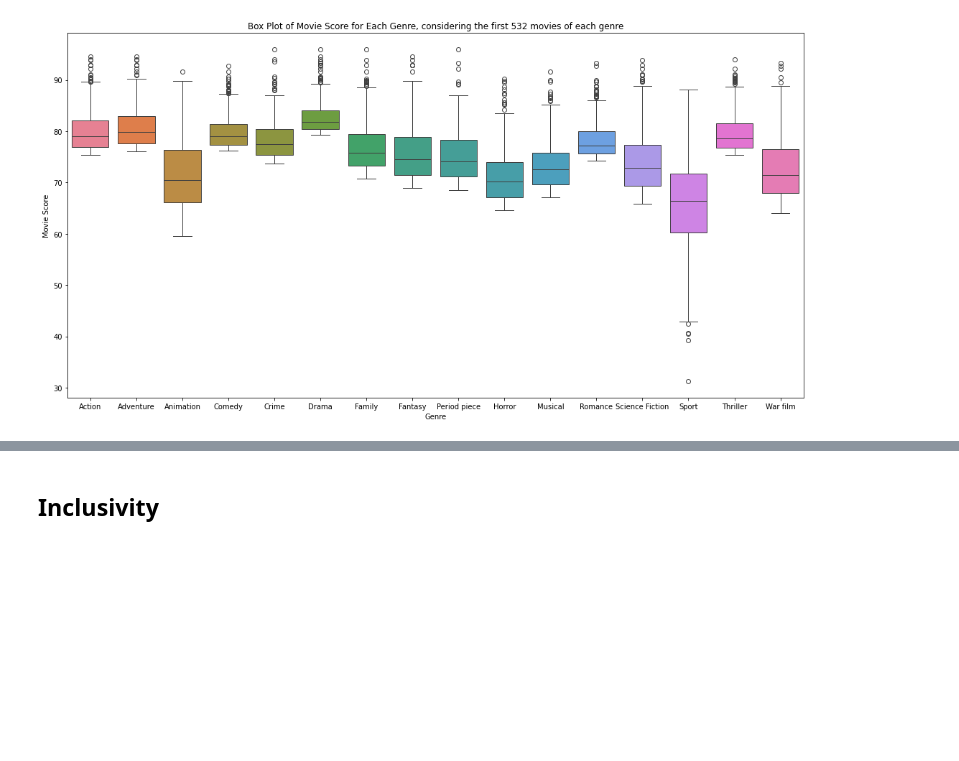
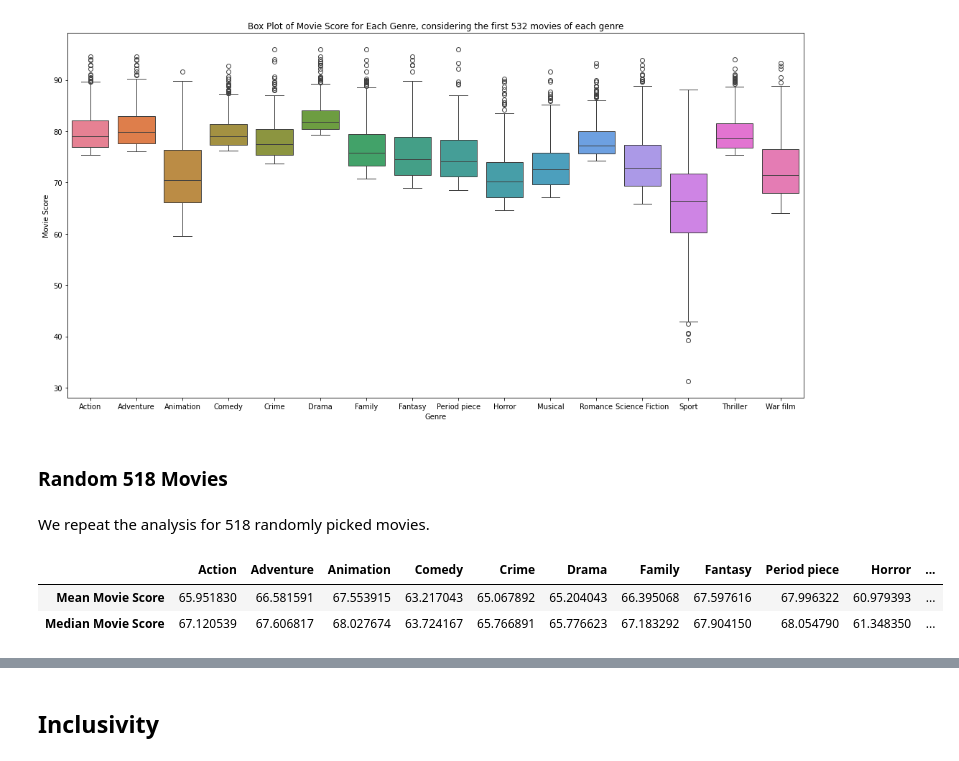
Before and after one commit to epfl-ada/ada-2023-project-dataexplorers, a Jupyter notebook: run.ipynb, the cells around one changed output, grey strips where cells are left out. Drawn from its saved outputs; the diff is of its cells as text; code cells hidden in the pictures; blank space fills up the shorter version.

```diff
--- a/run.ipynb
+++ b/run.ipynb
@@ -1413,3 +1410,7 @@ plt.tight_layout()
 plt.show()
 # %% [output]
 [figure]
+# %% [markdown]
+### Random 518 Movies
+# %% [markdown]
+We repeat the analysis for 518 randomly picked movies.
@@ -1415,0 +1423,33 @@ plt.show()
+# %%
+# Score statistics per genre
+# Create empty dictionaries to store statistics for each genre
+genre_stats_random_518 = {'Mean': {}, 'Median': {}}
+
+# Iterate through the genres and corresponding DataFrames
+for genre, random_518_genre in random_518_movies.items():
+    mean_score_random_518 = random_518_genre['movie_score'].mean()
+    median_score_random_518 = random_518_genre['movie_score'].median()
+    #max_score_random_518 = random_518_genre['movie_score'].max()
+    #min_score_random_518 = random_518_genre['movie_score'].min()
+
+    # Store the results in the dictionaries
+    genre_stats_random_518['Mean'][genre] = mean_score_random_518
+    genre_stats_random_518['Median'][genre] = median_score_random_518
+    #genre_stats_random_518['Maximum'][genre] = max_score_random_518
+    #genre_stats_random_518['Minimum'][genre] = min_score_random_518
+
+# For easy displays, convert the dictionaries to Pandas DataFrames
+mean_df_random_518 = pd.DataFrame(genre_stats_random_518['Mean'], index=['Mean Movie Score'])
+median_df_random_518 = pd.DataFrame(genre_stats_random_518['Median'], index=['Median Movie Score'])
+#max_df_random_518 = pd.DataFrame(genre_stats_random_518['Maximum'], index=['Maximum Movie Score'])
+#min_df_random_518 = pd.DataFrame(genre_stats_random_518['Minimum'], index=['Minimum Movie Score'])
+
+# Concatenate the DataFrames along the columns to create a general DataFrame
+general_stats_df_random_518 = pd.concat([mean_df_random_518, median_df_random_518])
+
+# Display the summary DataFrame
+general_stats_df_random_518.head(10)
+# %% [output]
+|  | Action | Adventure | Animation | Comedy | Crime | Drama | Family | Fantasy | Period piece | Horror | ... |
+| Mean Movie Score | 65.951830 | 66.581591 | 67.553915 | 63.217043 | 65.067892 | 65.204043 | 66.395068 | 67.597616 | 67.996322 | 60.979393 | ... |
+| Median Movie Score | 67.120539 | 67.606817 | 68.027674 | 63.724167 | 65.766891 | 65.776623 | 67.183292 | 67.904150 | 68.054790 | 61.348350 | ... |
```
Also changed, not shown: parts of 5 cells of this notebook.
